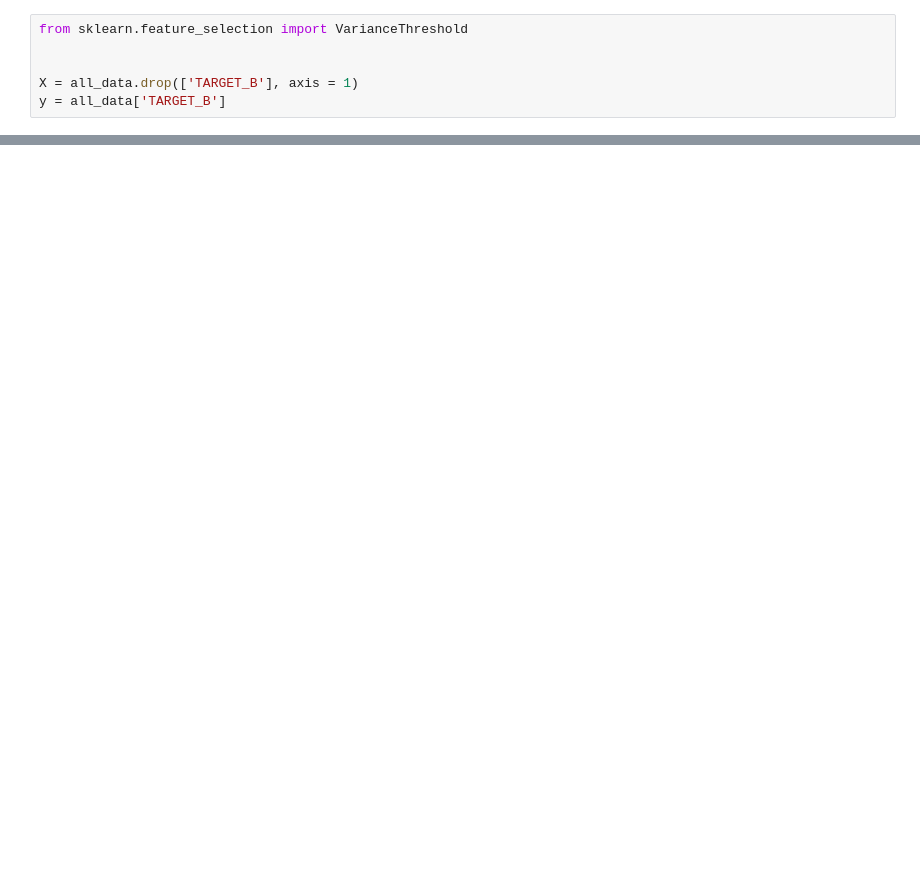
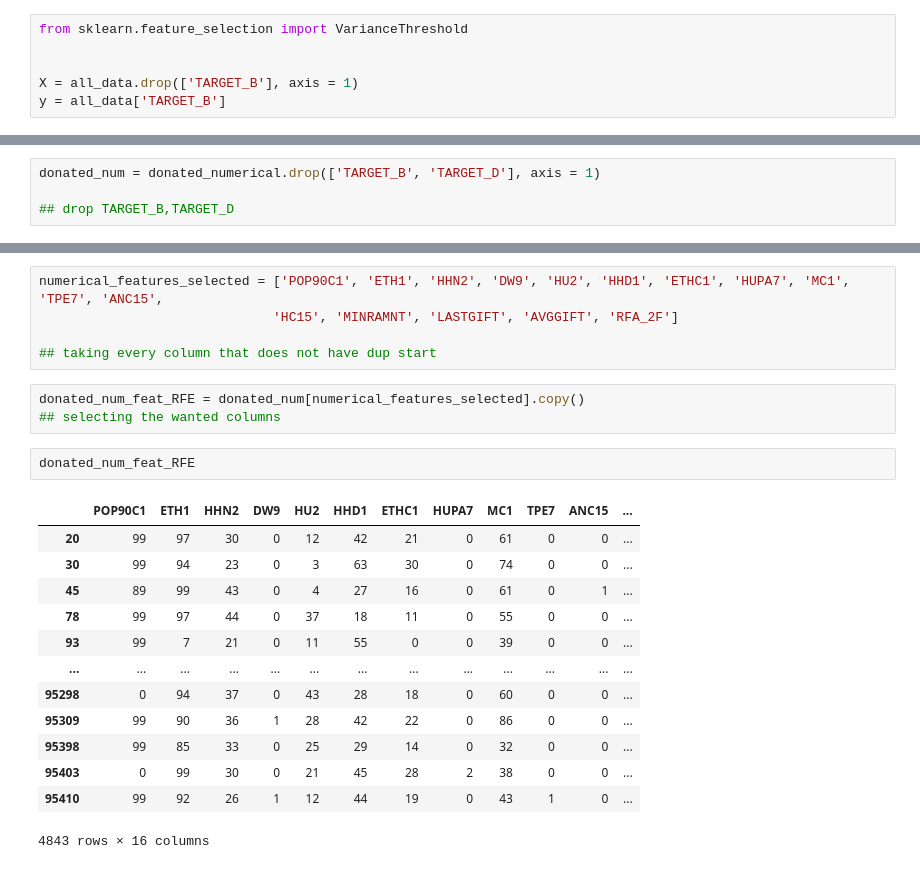
Before and after one commit to Adyto23/lab-random-forests, a Jupyter notebook: random-forest-last-lab.ipynb, the cells around one changed output, grey strips where cells are left out. Cells and saved outputs as stored; diff of their text form; blank space fills up the shorter version.

```diff
--- a/random-forest-last-lab.ipynb
+++ b/random-forest-last-lab.ipynb
@@ -437,0 +445,4 @@ donated = all_data[all_data['TARGET_B'] == 1]
+# %%
+donated_num = donated_numerical.drop(['TARGET_B', 'TARGET_D'], axis = 1)
+
+## drop TARGET_B,TARGET_D
@@ -437,0 +486,24 @@ donated = all_data[all_data['TARGET_B'] == 1]
+# %%
+numerical_features_selected = ['POP90C1', 'ETH1', 'HHN2', 'DW9', 'HU2', 'HHD1', 'ETHC1', 'HUPA7', 'MC1', 'TPE7', 'ANC15',
+                              'HC15', 'MINRAMNT', 'LASTGIFT', 'AVGGIFT', 'RFA_2F']
+
+## taking every column that does not have dup start
+# %%
+donated_num_feat_RFE = donated_num[numerical_features_selected].copy()
+## selecting the wanted columns
+# %%
+donated_num_feat_RFE
+# %% [output]
+|  | POP90C1 | ETH1 | HHN2 | DW9 | HU2 | HHD1 | ETHC1 | HUPA7 | MC1 | TPE7 | ANC15 | ... |
+| 20 | 99 | 97 | 30 | 0 | 12 | 42 | 21 | 0 | 61 | 0 | 0 | ... |
+| 30 | 99 | 94 | 23 | 0 | 3 | 63 | 30 | 0 | 74 | 0 | 0 | ... |
+| 45 | 89 | 99 | 43 | 0 | 4 | 27 | 16 | 0 | 61 | 0 | 1 | ... |
+| 78 | 99 | 97 | 44 | 0 | 37 | 18 | 11 | 0 | 55 | 0 | 0 | ... |
+| 93 | 99 | 7 | 21 | 0 | 11 | 55 | 0 | 0 | 39 | 0 | 0 | ... |
+| ... | ... | ... | ... | ... | ... | ... | ... | ... | ... | ... | ... | ... |
+| 95298 | 0 | 94 | 37 | 0 | 43 | 28 | 18 | 0 | 60 | 0 | 0 | ... |
+| 95309 | 99 | 90 | 36 | 1 | 28 | 42 | 22 | 0 | 86 | 0 | 0 | ... |
+| 95398 | 99 | 85 | 33 | 0 | 25 | 29 | 14 | 0 | 32 | 0 | 0 | ... |
+| 95403 | 0 | 99 | 30 | 0 | 21 | 45 | 28 | 2 | 38 | 0 | 0 | ... |
+| 95410 | 99 | 92 | 26 | 1 | 12 | 44 | 19 | 0 | 43 | 1 | 0 | ... |
+4843 rows × 16 columns
```
Also changed, not shown: parts of 63 cells of this notebook.
